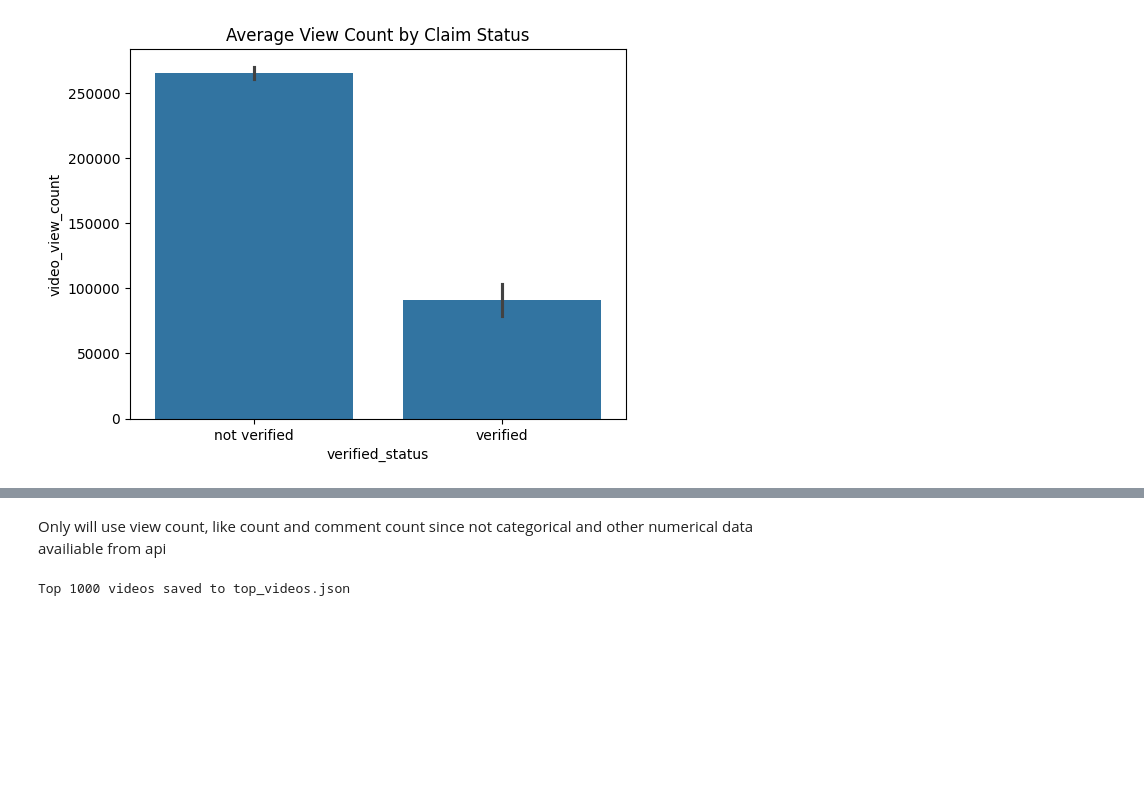
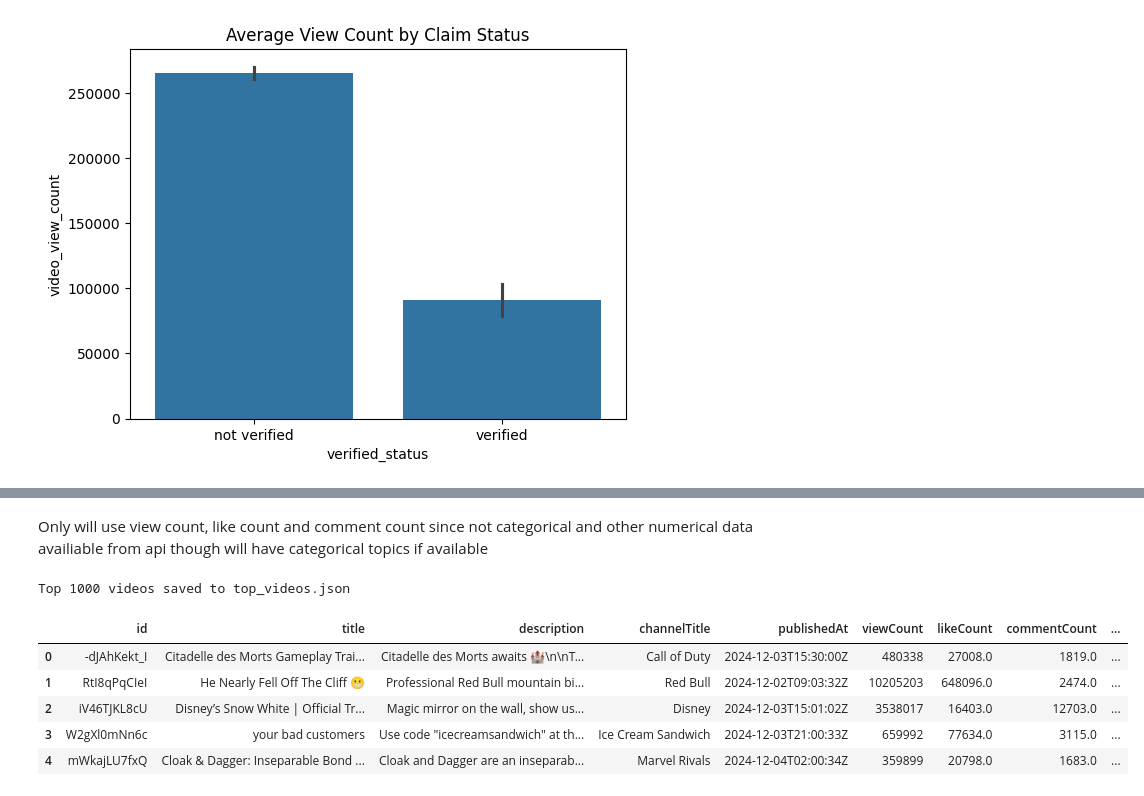
Before and after one commit to Takosaga/fall_24, a Jupyter notebook: big_data/coursework_assignment/0_exploration.ipynb, the cells around one changed output, grey strips where cells are left out. Saved outputs shown, nothing was run; the diff lists cells and outputs as text; code cells hidden in the pictures; blank space fills up the shorter version.

```diff
--- a/big_data/coursework_assignment/0_exploration.ipynb
+++ b/big_data/coursework_assignment/0_exploration.ipynb
@@ -169,7 +178,7 @@ def fetch_top_videos(api, max_results=1000):
 
     return videos
 # %% [markdown]
-Only will use view count, like count and comment count since not categorical and other numerical data availiable from api
+Only will use view count, like count and comment count since not categorical and other numerical data availiable from api though will have categorical topics if available
 # %%
 # Fetch the top videos
 top_videos = fetch_top_videos(youtube, max_results=1000)
@@ -184,0 +196,9 @@ Top 1000 videos saved to top_videos.json
+# %%
+unstructured_data.head()
+# %% [output]
+|  | id | title | description | channelTitle | publishedAt | viewCount | likeCount | commentCount | ... |
+| 0 | -dJAhKekt_I | Citadelle des Morts Gameplay Trai... | Citadelle des Morts awaits 🏰\n\nT... | Call of Duty | 2024-12-03T15:30:00Z | 480338 | 27008.0 | 1819.0 | ... |
+| 1 | RtI8qPqCIeI | He Nearly Fell Off The Cliff 😬 | Professional Red Bull mountain bi... | Red Bull | 2024-12-02T09:03:32Z | 10205203 | 648096.0 | 2474.0 | ... |
+| 2 | iV46TJKL8cU | Disney’s Snow White | Official Tr... | Magic mirror on the wall, show us... | Disney | 2024-12-03T15:01:02Z | 3538017 | 16403.0 | 12703.0 | ... |
+| 3 | W2gXl0mNn6c | your bad customers | Use code "icecreamsandwich" at th... | Ice Cream Sandwich | 2024-12-03T21:00:33Z | 659992 | 77634.0 | 3115.0 | ... |
+| 4 | mWkajLU7fxQ | Cloak & Dagger: Inseparable Bond ... | Cloak and Dagger are an inseparab... | Marvel Rivals | 2024-12-04T02:00:34Z | 359899 | 20798.0 | 1683.0 | ... |
```
Also changed, not shown: parts of 9 cells of this notebook, 1 other file.
